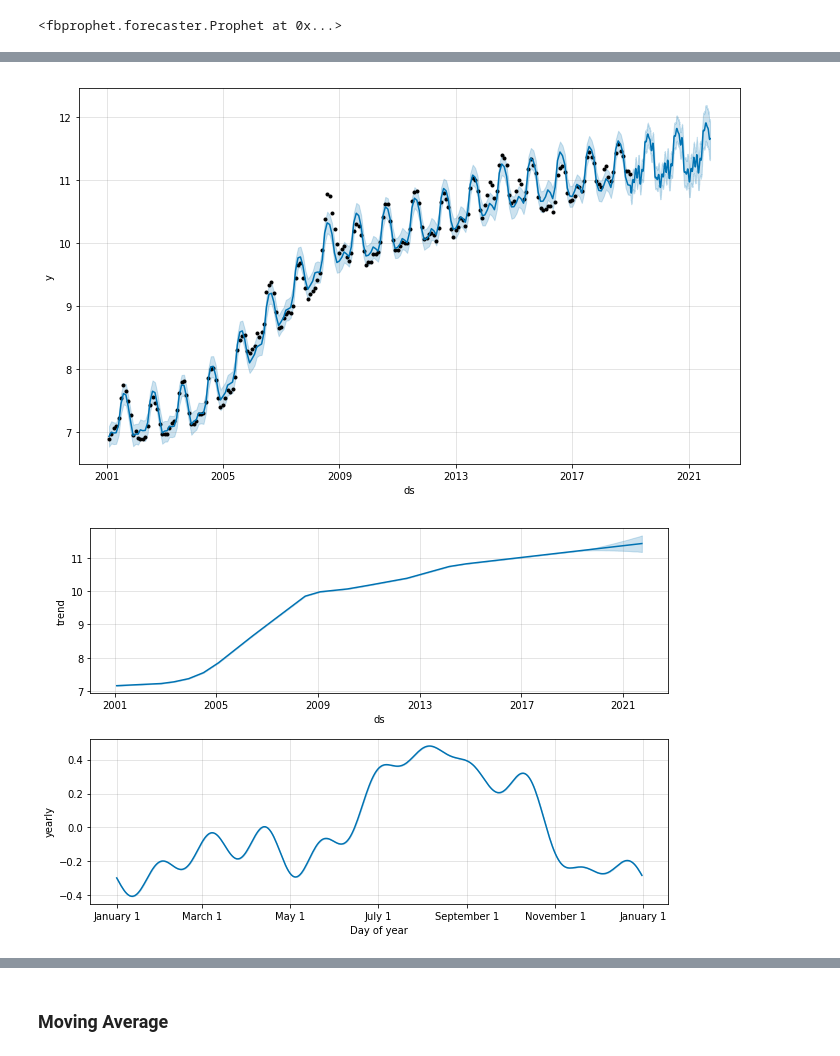
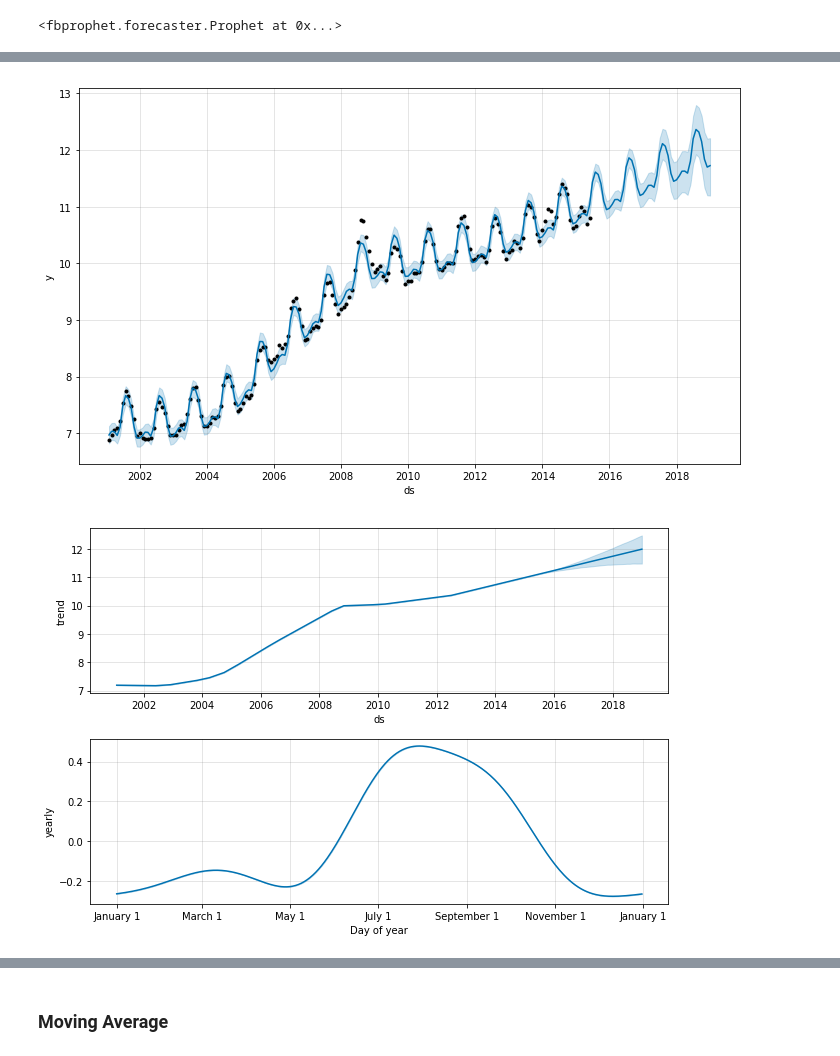
Before and after one commit to megiza/First_CapstoneProject, a Jupyter notebook: Project1_Part4.ipynb, the cells around one changed output, grey strips where cells are left out. Cells and saved outputs as stored; diff of their text form; code cells hidden in the pictures.

```diff
--- a/Project1_Part4.ipynb
+++ b/Project1_Part4.ipynb
@@ -170,3 +169,11 @@ from fbprophet import Prophet  #import facebook prophet
 variables=['date', "Average retail price of electricity"]
 df_y=df_monthly_US.loc[slice(None),variables]
 df_y.columns=['ds','y']
+# %%
+#Spliting for train and test
+test_size=0.2
+max_idx_train=round(len(df_y)*(1-test_size))
+df_y_train=df_y.iloc[0:max_idx_train,slice(None)]
+df_y_test=df_y.iloc[max_idx_train:,slice(None)]
+
+df_y_test.head()
@@ -173,7 +196,7 @@ df_y.columns=['ds','y']
 # %%
 m = Prophet() #Instantiate
-m.add_seasonality(name='yearly', period=365, fourier_order=10) #Parameters
-m.fit(df_y)
+m.add_seasonality(name='yearly', period=365, fourier_order=5) #Parameters
+m.fit(df_y_train)
 # %% [output]
 INFO:fbprophet:Found custom seasonality named "yearly", disabling built-in yearly seasonality.
 INFO:fbprophet:Disabling weekly seasonality. Run prophet with weekly_seasonality=True to override this.
@@ -197,0 +207,4 @@ forecast[['ds', 'yhat', 'yhat_lower', 'yhat_upper']].tail()
+# %%
+#In this case the prediction is done over the whole data to visualize the model behavior
+y_predict = m.predict(df_y)
+y_predict[['ds', 'yhat', 'yhat_lower', 'yhat_upper']].tail()
@@ -198,6 +218,8 @@ forecast[['ds', 'yhat', 'yhat_lower', 'yhat_upper']].tail()
 # %%
-fig1 = m.plot(forecast)
-fig2 = m.plot_components(forecast)
+fig1 = m.plot(y_predict)
+fig2 = m.plot_components(y_predict)
+
+plt.show()
 # %% [output]
-[figure, old version]
+[figure, new version]
-[figure, old version]
+[figure, new version]
```
Also changed, not shown: parts of 22 cells of this notebook.
